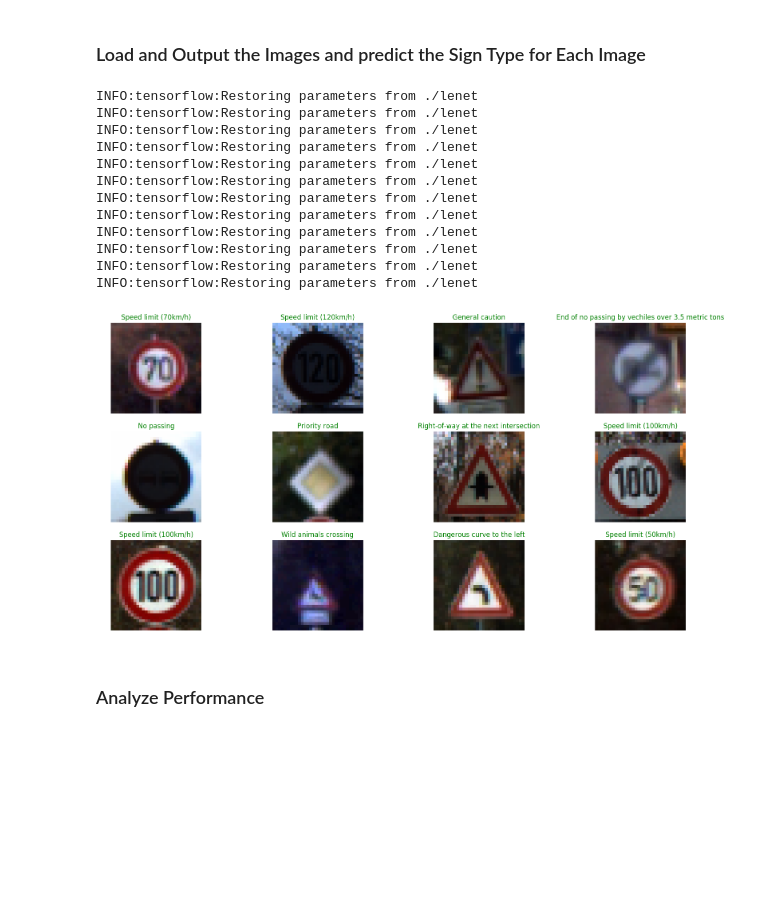
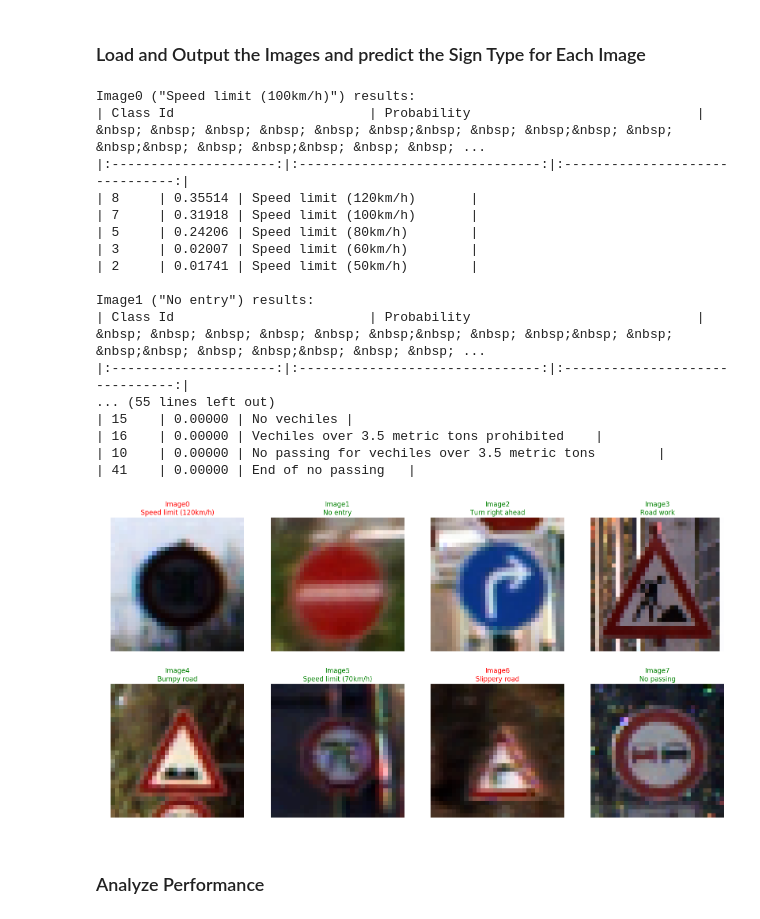
Before and after one commit to bessszilard/Udacity-Self-Driving-Car-Engineer-Nanodegree-Program, a Jupyter notebook: Project-3-Traffic-Sign-Classifier/Traffic_Sign_Classifier.ipynb, the cells around one changed output. Saved outputs shown, nothing was run; the diff lists cells and outputs as text; code cells hidden in the pictures; blank space fills up the shorter version.

```diff
--- a/Project-3-Traffic-Sign-Classifier/Traffic_Sign_Classifier.ipynb
+++ b/Project-3-Traffic-Sign-Classifier/Traffic_Sign_Classifier.ipynb
@@ -421,7 +421,7 @@ ax[1].axis('off')
 [figure]
 # %%
 # rate = 0.0005
-rate = 0.001
+rate = 0.0005
 EPOCHS = 15
 BATCH_SIZE = 128
 
@@ -473,6 +456,7 @@ def evaluate(X_data, y_data):
         total_accuracy += (accuracy * len(batch_x))
     return total_accuracy / num_examples
 # %%
+overal_acc = []
 with tf.Session() as sess:
     sess.run(tf.global_variables_initializer())
     num_examples = len(X_train)
@@ -492,6 +476,7 @@ with tf.Session() as sess:
         print("EPOCH {} ...".format(i+1))
         print("Validation Accuracy = {:.3f}".format(validation_accuracy))
         print()
+        overal_acc.append(validation_accuracy)
 
     saver.save(sess, './lenet')
     print("Model saved")
@@ -538,0 +520,9 @@ Test Accuracy = 0.961
+# %%
+X_train, y_train = train['features'], train['labels']
+X_train = preprocess_multiple_images(X_train)
+# X_test = preprocess_multiple_images(X_test)
+with tf.Session() as sess:
+    saver.restore(sess, tf.train.latest_checkpoint('.'))
+
+    test_accuracy = evaluate(X_train, y_train)
+    print("Test Accuracy = {:.3f}".format(test_accuracy))
@@ -554,51 +555,80 @@ def get_sign_name_string(input_class_id):
 ### Load the images and plot them here.
 ### Feel free to use as many code cells as needed.
 cols = 4
-rows = 3
+rows = 2
 
 random_indexes = [randint(0, len(X_test)-1) for p in range(0, cols * rows)]
 
 X_test, y_test = test['features'], test['labels']
 X_disp_test = X_test[random_indexes]
 y_disp_test = y_test[random_indexes]
 
 # X_train, y_train = train['features'], train['labels']
 # X_disp_test = X_train[random_indexes]
 # y_disp_test = y_train[random_indexes]
 
+def LeNet_predict_max_n_probability(X_input, n=5):
+    with tf.Session() as sess:
+        sess.run(tf.global_variables_initializer())
+        saver.restore(sess, tf.train.latest_checkpoint('.'))
+        batch_x = [preprocess_single_images(X_input)]
+        logits__ = sess.run(logits, feed_dict={x: batch_x})
+        probabs = softmax(logits__)
+
+        # source: https://stackoverflow.com/questions/6910641/how-do-i-get-indices-of-n-maximum-values-in-a-numpy-array
+        idx = (-probabs).argsort()[0][:n]
+    return np.array( [idx, probabs[0][idx]] )
+
+def print_table(idx, results, y_disp_test):
+
+    print( "Image" + str(idx) + " (\"" + get_sign_name_string([y_disp_test]) + "\") results:")
+    print("| Class Id 			   | Probability    			     | &nbsp; &nbsp; &nbsp; &nbsp; &nbsp; &nbsp;&nbsp; &nbsp; &nbsp;&nbsp; &nbsp; &nbsp;&nbsp; &nbsp; &nbsp;&nbsp; &nbsp; &nbsp;Prediction&nbsp; &nbsp; &nbsp; &nbsp; &nbsp;&nbsp; &nbsp; &nbsp; &nbsp; &nbsp;&nbsp; &nbsp; &nbsp; &nbsp; &nbsp;&nbsp; &nbsp; &nbsp; &nbsp; &nbsp;	               |")
+    print("|:---------------------:|:-------------------------------:|:-------------------------------:|")
+
+    for i in range(len(results[0])):
+        print( "| {}\t| {:2.5f} | {}\t|".format( int(results[0][i]), results[1][i], get_sign_name_string([int(results[0][i])]) ))
+    print()
 
 f, ax = plt.subplots(rows, cols, figsize=(20, 10))
 for i in range(rows):
     for j in range(cols):
         idx = i * cols + j
         temp_img = X_disp_test[idx]
         predicted_label = LeNet_predict(temp_img)
         ax[i][j].imshow(alpha_beta_auto_correction(temp_img))
 
         color = 'red'
         if y_disp_test[idx] == predicted_label:
             color = 'green'
-
-        ax[i][j].set_title(class_labels['SignName'][predicted_label[0]], color=color)
+        title = "Image" + str(idx) + "\n" + class_labels['SignName'][predicted_label[0]]
+        ax[i][j].set_title(title, color=color)
         ax[i][j].axis('off')
 
+        results = LeNet_predict_max_n_probability(temp_img)
+        print_table(idx, results, y_disp_test[idx])
+#         print_table("Image", idx, " results:\n", results)
 
 # plt.imshow( alpha_beta_auto_correction(X_disp_test[0]))
 # print(class_labels['SignName'][predicted_label[0]])
 # %% [output]
-INFO:tensorflow:Restoring parameters from ./lenet
-INFO:tensorflow:Restoring parameters from ./lenet
-INFO:tensorflow:Restoring parameters from ./lenet
-INFO:tensorflow:Restoring parameters from ./lenet
-INFO:tensorflow:Restoring parameters from ./lenet
-INFO:tensorflow:Restoring parameters from ./lenet
-INFO:tensorflow:Restoring parameters from ./lenet
-INFO:tensorflow:Restoring parameters from ./lenet
-INFO:tensorflow:Restoring parameters from ./lenet
-INFO:tensorflow:Restoring parameters from ./lenet
-INFO:tensorflow:Restoring parameters from ./lenet
-INFO:tensorflow:Restoring parameters from ./lenet
+Image0 ("Speed limit (100km/h)") results:
+| Class Id                         | Probability                             | &nbsp; &nbsp; &nbsp; &nbsp; &nbsp; &nbsp;&nbsp; &nbsp; &nbsp;&nbsp; &nbsp; &nbsp;&nbsp; &nbsp; &nbsp;&nbsp; &nbsp; &nbsp; ...
+|:---------------------:|:-------------------------------:|:-------------------------------:|
+| 8     | 0.35514 | Speed limit (120km/h)       |
+| 7     | 0.31918 | Speed limit (100km/h)       |
+| 5     | 0.24206 | Speed limit (80km/h)        |
+| 3     | 0.02007 | Speed limit (60km/h)        |
+| 2     | 0.01741 | Speed limit (50km/h)        |
+
+Image1 ("No entry") results:
+| Class Id                         | Probability                             | &nbsp; &nbsp; &nbsp; &nbsp; &nbsp; &nbsp;&nbsp; &nbsp; &nbsp;&nbsp; &nbsp; &nbsp;&nbsp; &nbsp; &nbsp;&nbsp; &nbsp; &nbsp; ...
+|:---------------------:|:-------------------------------:|:-------------------------------:|
+... (55 lines left out)
+| 15    | 0.00000 | No vechiles |
+| 16    | 0.00000 | Vechiles over 3.5 metric tons prohibited    |
+| 10    | 0.00000 | No passing for vechiles over 3.5 metric tons        |
+| 41    | 0.00000 | End of no passing   |
-[figure, old version]
+[figure, new version]
 # %% [markdown]
 ### Analyze Performance
 # %%
```
Also changed, not shown: parts of 7 cells of this notebook.
